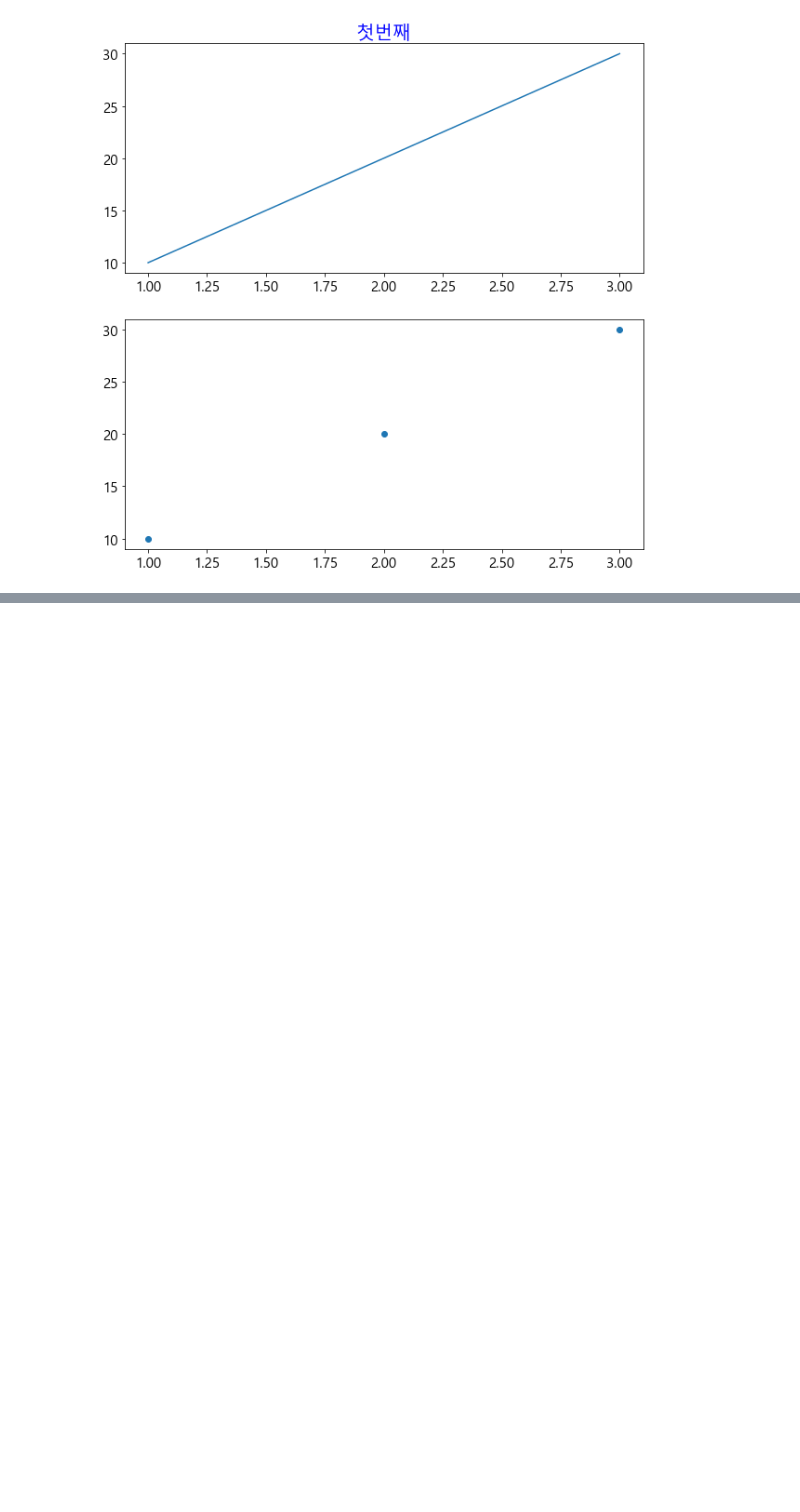
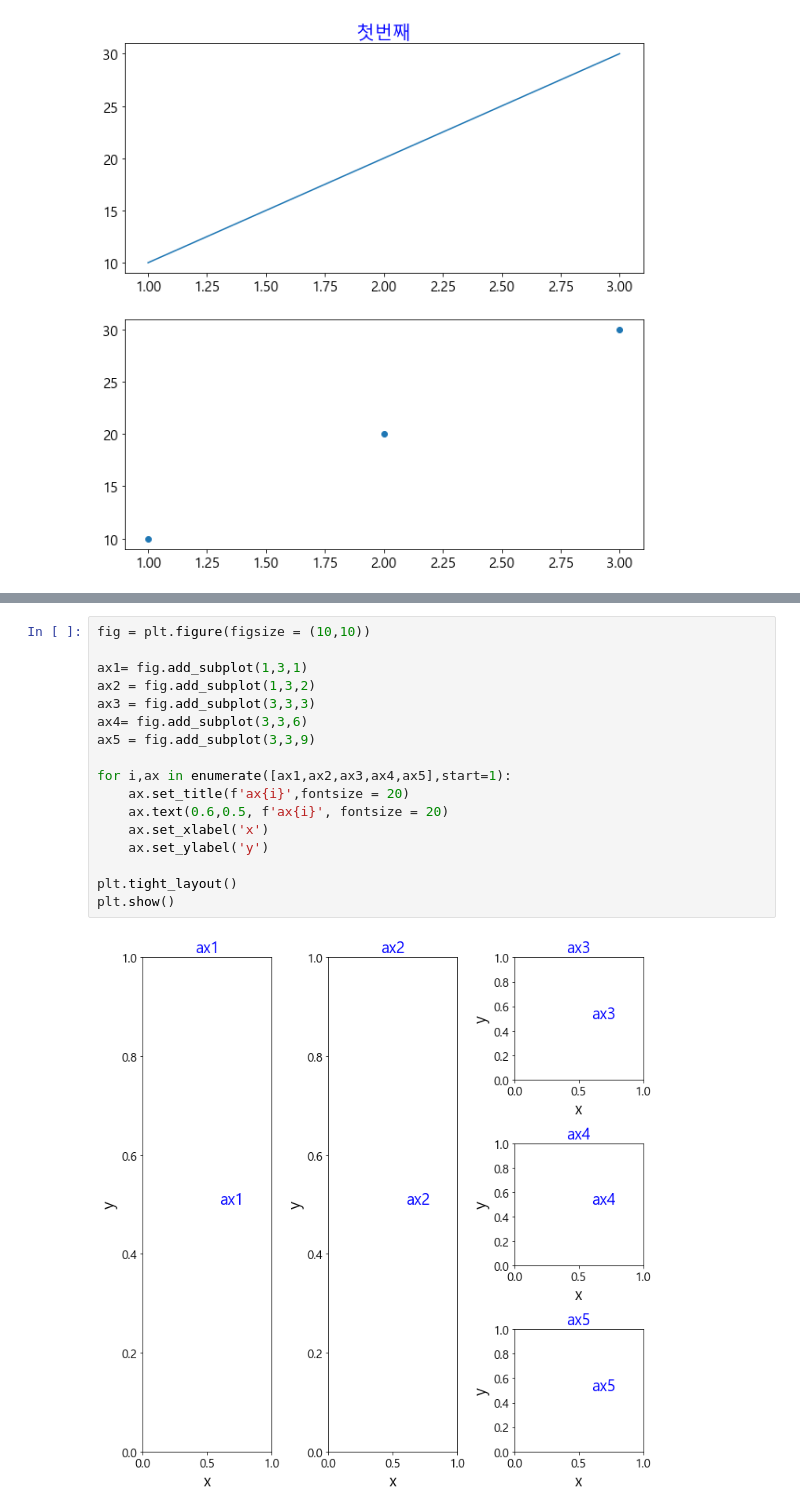
Before and after one commit to cheakm/python-practice, a Jupyter notebook: 01_matplotlib 개요_ practice1.ipynb, the cells around one changed output, grey strips where cells are left out. Drawn from its saved outputs; the diff is of its cells as text; blank space fills up the shorter version.

```diff
--- a/01_matplotlib 개요_ practice1.ipynb
+++ b/01_matplotlib 개요_ practice1.ipynb
@@ -211,0 +277,19 @@ plt.show('두번째')
+# %%
+fig = plt.figure(figsize = (10,10))
+
+ax1= fig.add_subplot(1,3,1)
+ax2 = fig.add_subplot(1,3,2)
+ax3 = fig.add_subplot(3,3,3)
+ax4= fig.add_subplot(3,3,6)
+ax5 = fig.add_subplot(3,3,9)
+
+for i,ax in enumerate([ax1,ax2,ax3,ax4,ax5],start=1):
+    ax.set_title(f'ax{i}',fontsize = 20)
+    ax.text(0.6,0.5, f'ax{i}', fontsize = 20)
+    ax.set_xlabel('x')
+    ax.set_ylabel('y')
+
+plt.tight_layout()
+plt.show()
+# %% [output]
+[figure, added]
```
Also changed, not shown: parts of 14 cells of this notebook.
